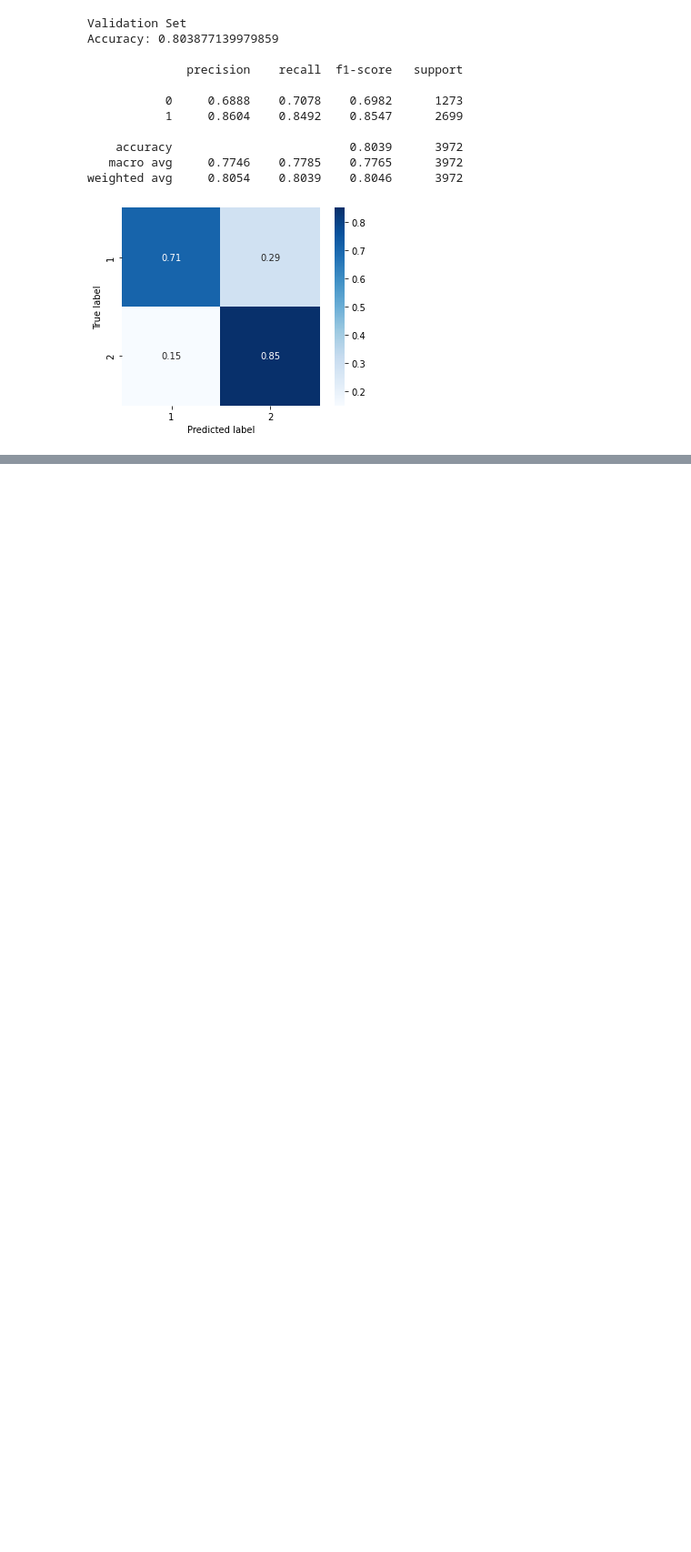
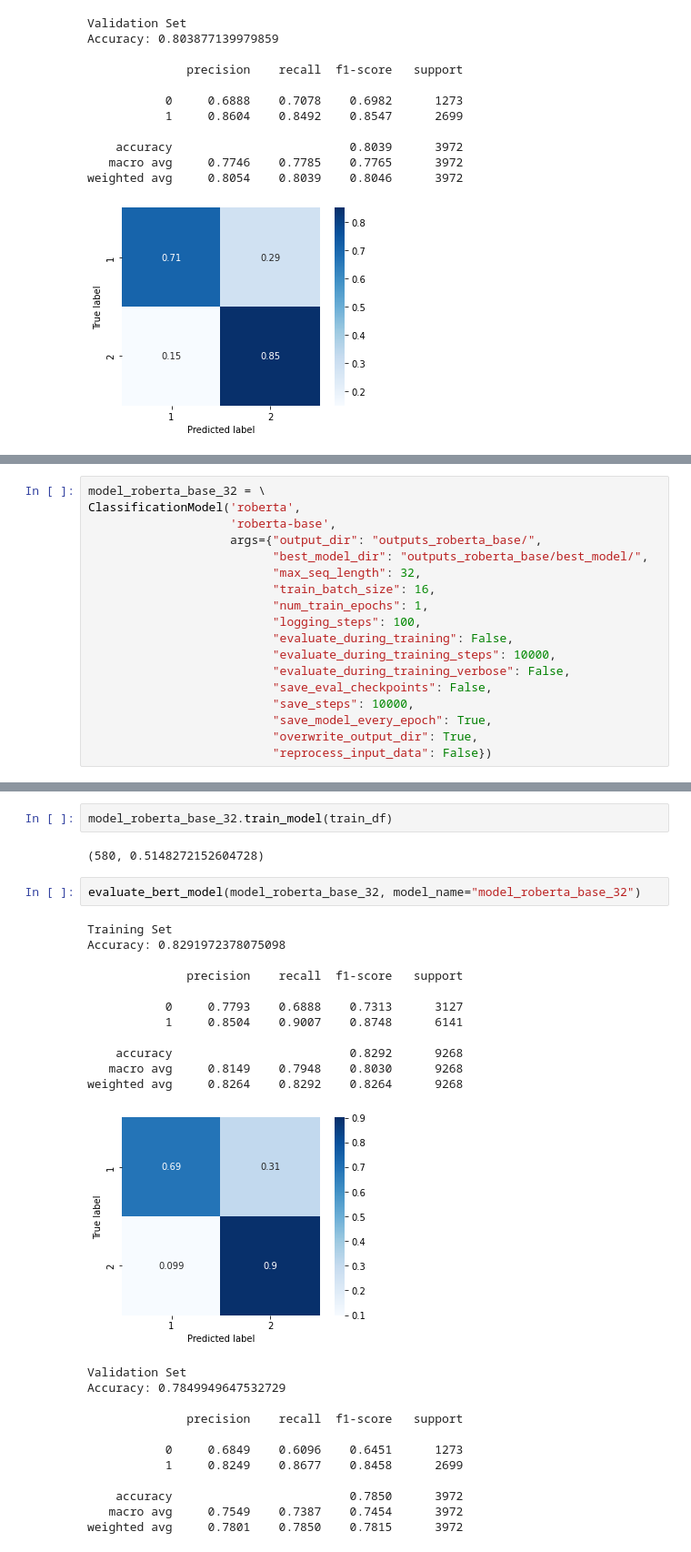
Before and after one commit to stewieboomhauer/SNLP_OLIDv1.0, a Jupyter notebook: olidTask_snlp(SimpleTransformer_models).ipynb, the cells around one changed output, grey strips where cells are left out. Shown at 91% size. Drawn from its saved outputs; the diff is of its cells as text; blank space fills up the shorter version.

```diff
--- a/olidTask_snlp(SimpleTransformer_models).ipynb
+++ b/olidTask_snlp(SimpleTransformer_models).ipynb
@@ -413,0 +468,18 @@ weighted avg     0.8054    0.8039    0.8046      3972
+# %%
+model_roberta_base_32 = \
+ClassificationModel('roberta',
+                    'roberta-base',
+                    args={"output_dir": "outputs_roberta_base/",
+                          "best_model_dir": "outputs_roberta_base/best_model/",
+                          "max_seq_length": 32,
+                          "train_batch_size": 16,
+                          "num_train_epochs": 1,
+                          "logging_steps": 100,
+                          "evaluate_during_training": False,
+                          "evaluate_during_training_steps": 10000,
+                          "evaluate_during_training_verbose": False,
+                          "save_eval_checkpoints": False,
+                          "save_steps": 10000,
+                          "save_model_every_epoch": True,
+                          "overwrite_output_dir": True,
+                          "reprocess_input_data": False})
@@ -413,0 +492,30 @@ weighted avg     0.8054    0.8039    0.8046      3972
+# %%
+model_roberta_base_32.train_model(train_df)
+# %% [output]
+(580, 0.5148272152604728)
+# %%
+evaluate_bert_model(model_roberta_base_32, model_name="model_roberta_base_32")
+# %% [output]
+Training Set
+Accuracy: 0.8291972378075098
+
+              precision    recall  f1-score   support
+
+           0     0.7793    0.6888    0.7313      3127
+           1     0.8504    0.9007    0.8748      6141
+
+    accuracy                         0.8292      9268
+   macro avg     0.8149    0.7948    0.8030      9268
+weighted avg     0.8264    0.8292    0.8264      9268
+[figure, added]
+Validation Set
+Accuracy: 0.7849949647532729
+
+              precision    recall  f1-score   support
+
+           0     0.6849    0.6096    0.6451      1273
+           1     0.8249    0.8677    0.8458      2699
+
+    accuracy                         0.7850      3972
+   macro avg     0.7549    0.7387    0.7454      3972
+weighted avg     0.7801    0.7850    0.7815      3972
```
Also changed, not shown: parts of 6 cells of this notebook.
